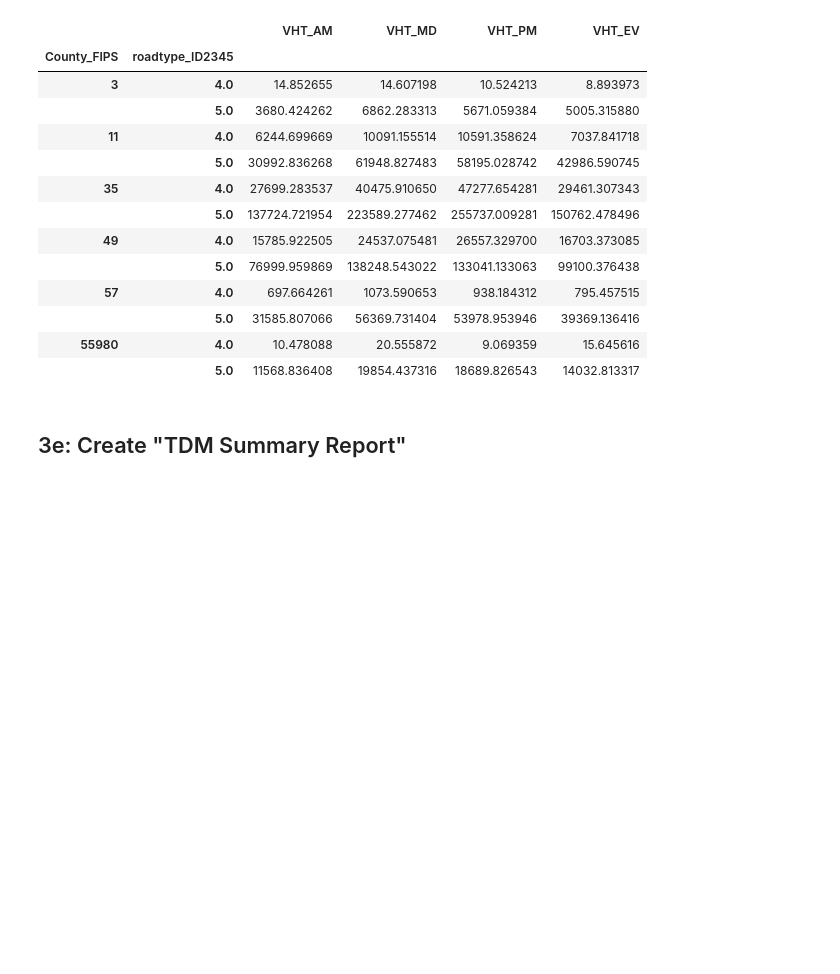
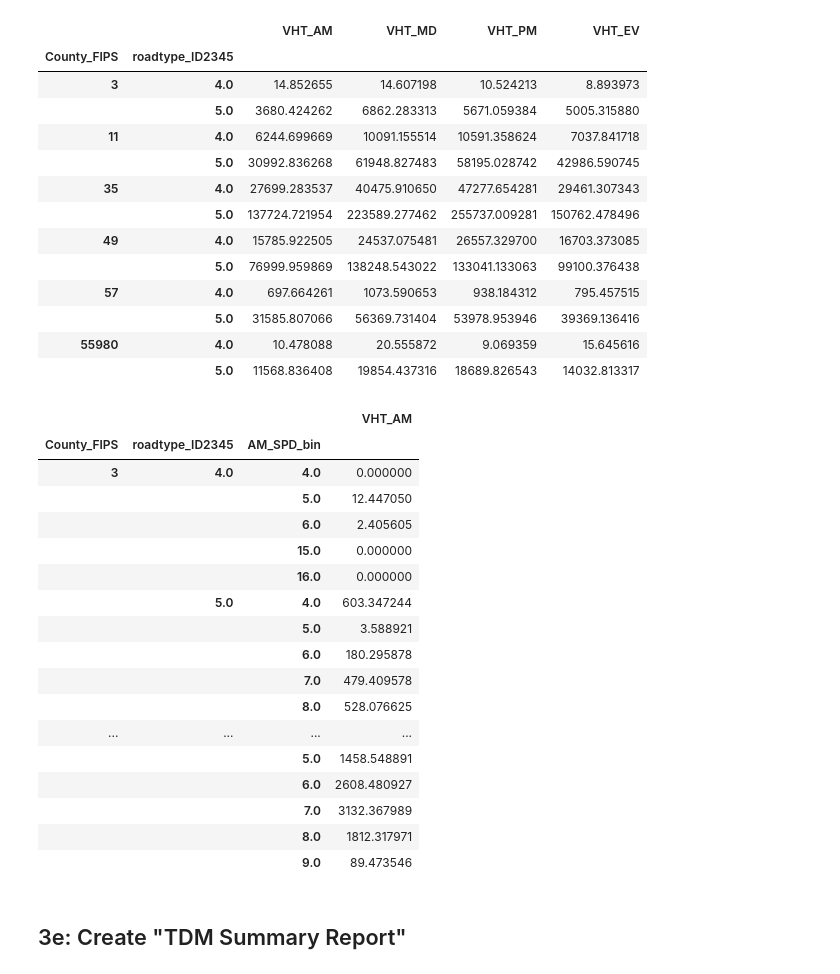
Before and after one commit to jlillywhiteMAG/MOVES_Input_Creation, a Jupyter notebook: MOVES_Input_File_Preparation.ipynb, the cells around one changed output. Cells and saved outputs as stored; diff of their text form; code cells hidden in the pictures; blank space fills up the shorter version.

```diff
--- a/MOVES_Input_File_Preparation.ipynb
+++ b/MOVES_Input_File_Preparation.ipynb
@@ -739,6 +740,49 @@ display(vht_period_county)
 |  | 5.0 | 31585.807066 | 56369.731404 | 53978.953946 | 39369.136416 |
 | 55980 | 4.0 | 10.478088 | 20.555872 | 9.069359 | 15.645616 |
 |  | 5.0 | 11568.836408 | 19854.437316 | 18689.826543 | 14032.813317 |
+# %%
+# Create VHT Totals by County, Speed Bin, and Time Period (AM, MD, PM, EV)
+#tdm.to_csv('tdm.csv')
+#display(tdm.where(tdm['County_FIPS']==5).dropna())
+
+VHT_bin_AM_county = tdm[['County_FIPS','roadtype_ID2345','AM_SPD_bin','VHT_AM']].copy()
+VHT_bin_AM_county = VHT_bin_AM_county.groupby(['County_FIPS','roadtype_ID2345','AM_SPD_bin']).sum()
+
+with pd.option_context("display.max_rows", None):
+    display(VHT_bin_AM_county)
+
+#These numbers don't line up with the SQL table
+
+VHT_bin_MD_county = tdm[['County_FIPS','roadtype_ID2345','MD_SPD_bin','VHT_MD']].copy()
+VHT_bin_MD_county = VHT_bin_MD_county.groupby(['County_FIPS','roadtype_ID2345','MD_SPD_bin']).sum()
+
+VHT_bin_PM_county = tdm[['County_FIPS','roadtype_ID2345','PM_SPD_bin','VHT_PM']].copy()
+VHT_bin_PM_county = VHT_bin_PM_county.groupby(['County_FIPS','roadtype_ID2345','PM_SPD_bin']).sum()
+
+VHT_bin_EV_county = tdm[['County_FIPS','roadtype_ID2345','EV_SPD_bin','VHT_EV']].copy()
+VHT_bin_EV_county = VHT_bin_EV_county.groupby(['County_FIPS','roadtype_ID2345','EV_SPD_bin']).sum()
+
+#with pd.option_context("display.max_rows", None):
+    #display(VHT_bin_PM_county)
+# %% [output]
+|  |  |  | VHT_AM |
+| County_FIPS | roadtype_ID2345 | AM_SPD_bin |  |
+| 3 | 4.0 | 4.0 | 0.000000 |
+|  |  | 5.0 | 12.447050 |
+|  |  | 6.0 | 2.405605 |
+|  |  | 15.0 | 0.000000 |
+|  |  | 16.0 | 0.000000 |
+|  | 5.0 | 4.0 | 603.347244 |
+|  |  | 5.0 | 3.588921 |
+|  |  | 6.0 | 180.295878 |
+|  |  | 7.0 | 479.409578 |
+|  |  | 8.0 | 528.076625 |
+| ... | ... | ... | ... |
+|  |  | 5.0 | 1458.548891 |
+|  |  | 6.0 | 2608.480927 |
+|  |  | 7.0 | 3132.367989 |
+|  |  | 8.0 | 1812.317971 |
+|  |  | 9.0 | 89.473546 |
 # %% [markdown]
 ## 3e: Create "TDM Summary Report"
 # %%
```
Also changed, not shown: parts of 2 cells of this notebook, 3 other files.
